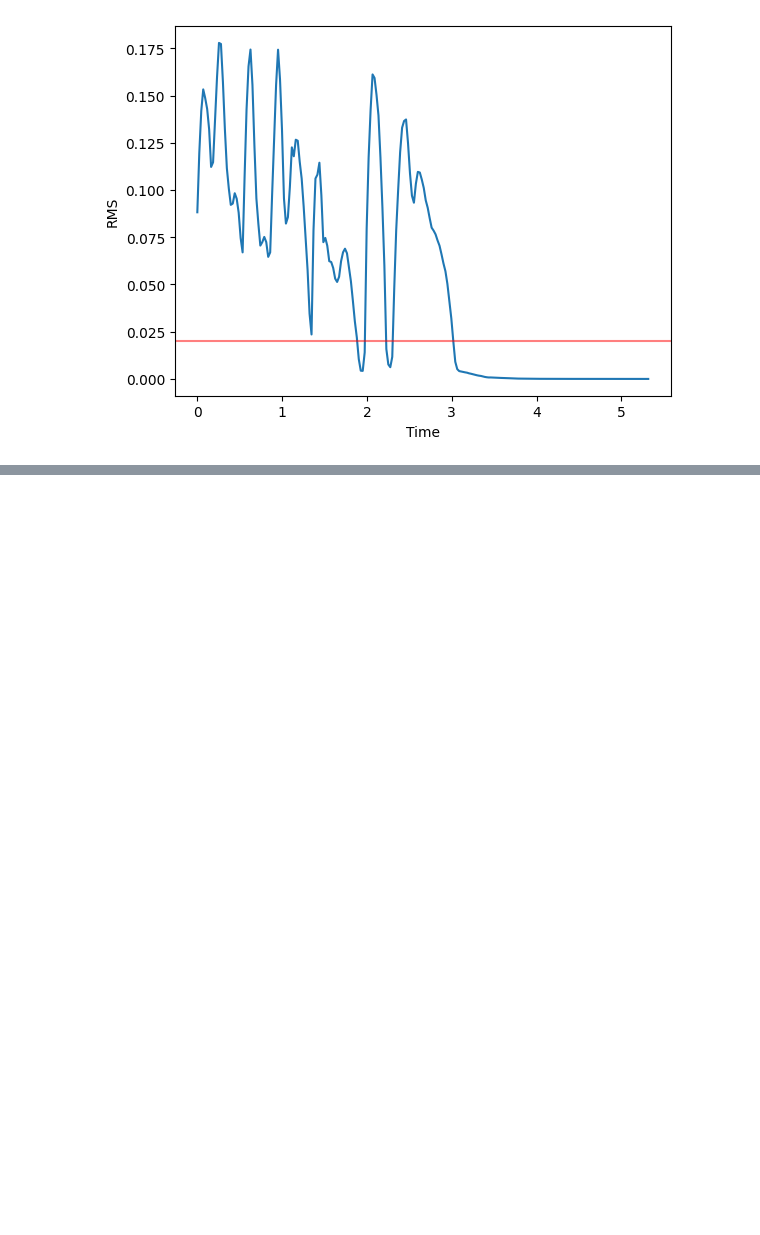
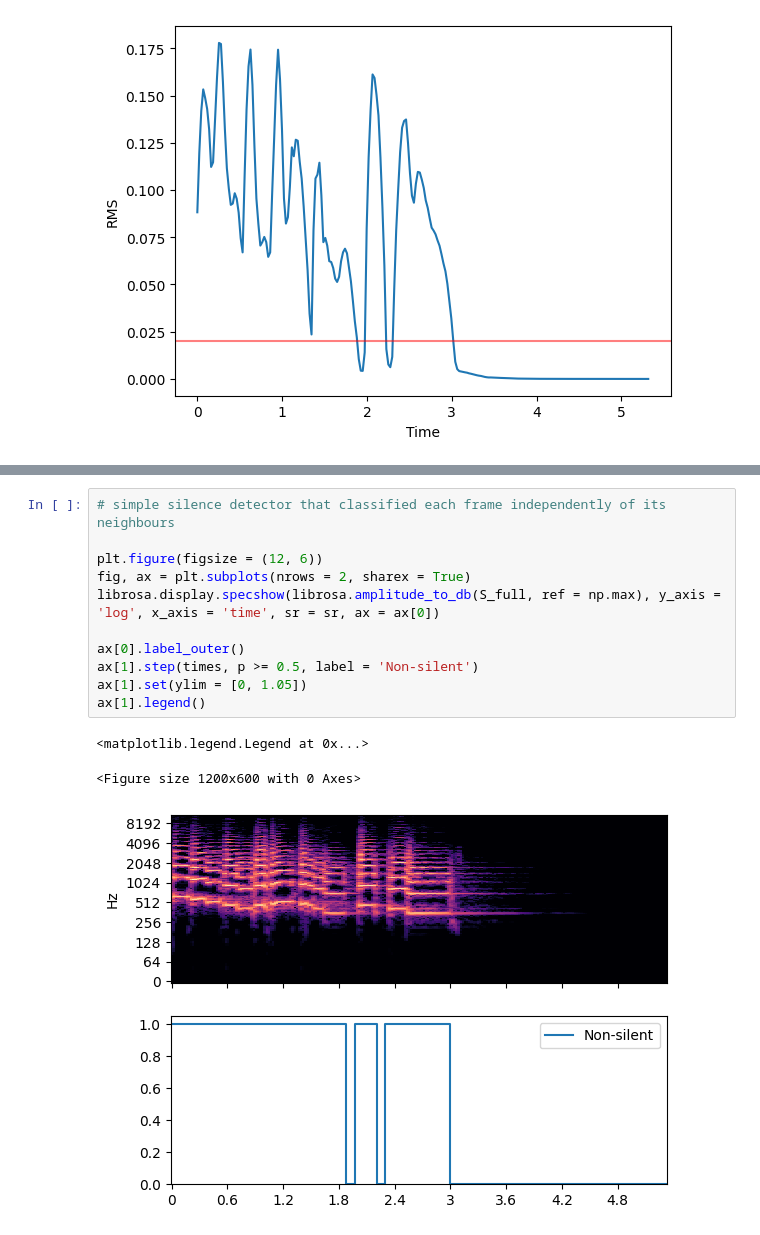
Before and after one commit to lokeshllkumar/audio-analysis-learning, a Jupyter notebook: examples/viterbi_decoding.ipynb, the cells around one changed output, grey strips where cells are left out. Drawn from its saved outputs; the diff is of its cells as text; blank space fills up the shorter version.

```diff
--- a/examples/viterbi_decoding.ipynb
+++ b/examples/viterbi_decoding.ipynb
@@ -34,0 +55,15 @@ The red line indicates a reasonable threshold for silence detection, but the RMS
+# %%
+# simple silence detector that classified each frame independently of its neighbours
+
+plt.figure(figsize = (12, 6))
+fig, ax = plt.subplots(nrows = 2, sharex = True)
+librosa.display.specshow(librosa.amplitude_to_db(S_full, ref = np.max), y_axis = 'log', x_axis = 'time', sr = sr, ax = ax[0])
+
+ax[0].label_outer()
+ax[1].step(times, p >= 0.5, label = 'Non-silent')
+ax[1].set(ylim = [0, 1.05])
+ax[1].legend()
+# %% [output]
+<matplotlib.legend.Legend at 0x...>
+<Figure size 1200x600 with 0 Axes>
+[figure, added]
```
Also changed, not shown: parts of 5 cells of this notebook, 1 other file.
